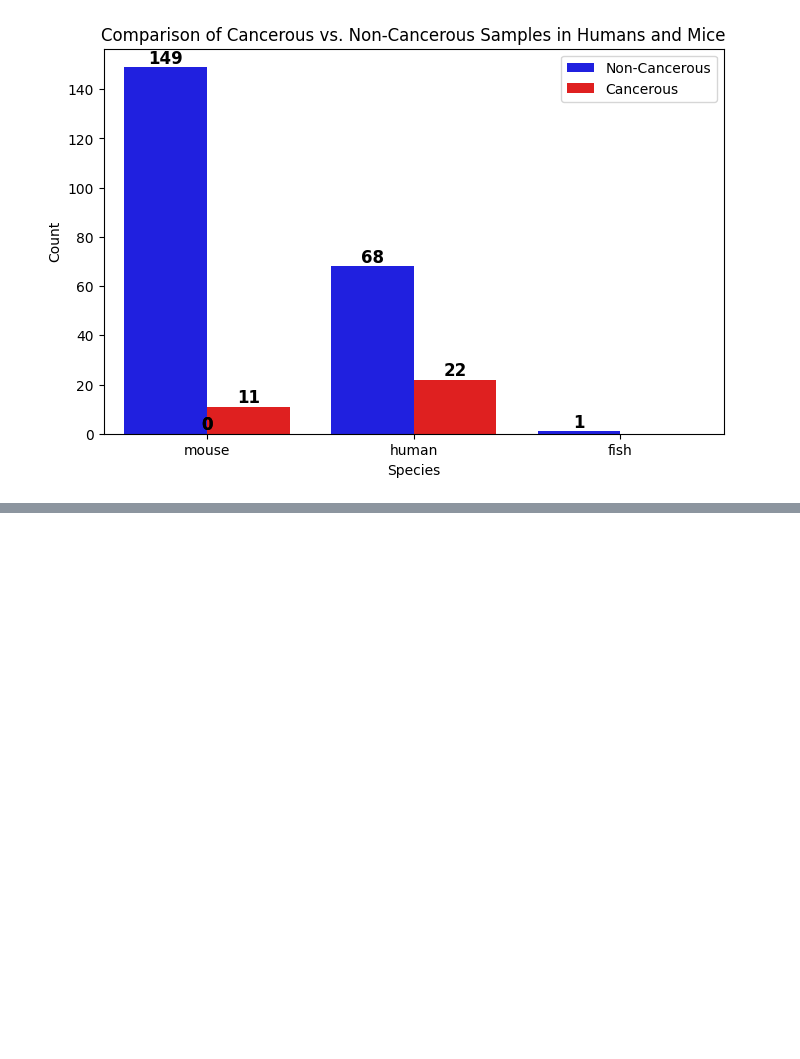
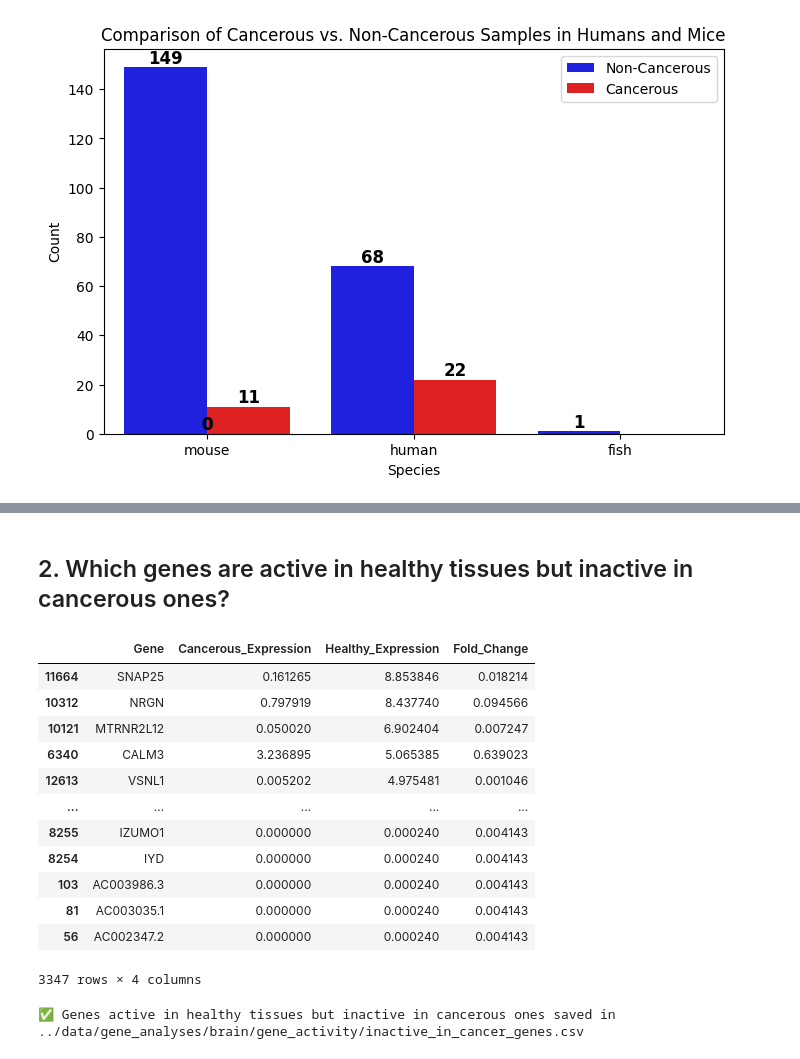
Before and after one commit to amrorabea/TissueInsight, a Jupyter notebook: notebooks/GeneVisualization.ipynb, the cells around one changed output, grey strips where cells are left out. Cells and saved outputs as stored; diff of their text form; code cells hidden in the pictures; blank space fills up the shorter version.

```diff
--- a/notebooks/GeneVisualization.ipynb
+++ b/notebooks/GeneVisualization.ipynb
@@ -253,0 +554,34 @@ plt.show()
+# %% [markdown]
+## 2. Which genes are active in healthy tissues but inactive in cancerous ones?
+# %%
+# Load low-change genes file
+low_active_genes = pd.read_csv(f"{output_dir}\low_change_genes.csv")
+
+# Filter genes where Fold_Change is NOT 1 (i.e., genes that changed)
+inactive_in_cancer = low_active_genes[low_active_genes["Fold_Change"] != 1]
+
+# Sort by Healthy Expression (descending order)
+sorted_inactive_in_cancer = inactive_in_cancer.sort_values(by="Healthy_Expression", ascending=False)
+
+# Save filtered genes
+sorted_inactive_in_cancer.to_csv(f"{output_dir}\inactive_in_cancer_genes.csv", index=False)
+
+# Display the sorted list
+display(sorted_inactive_in_cancer)
+
+print(f"✅ Genes active in healthy tissues but inactive in cancerous ones saved in {output_dir}\inactive_in_cancer_genes.csv")
+# %% [output]
+|  | Gene | Cancerous_Expression | Healthy_Expression | Fold_Change |
+| 11664 | SNAP25 | 0.161265 | 8.853846 | 0.018214 |
+| 10312 | NRGN | 0.797919 | 8.437740 | 0.094566 |
+| 10121 | MTRNR2L12 | 0.050020 | 6.902404 | 0.007247 |
+| 6340 | CALM3 | 3.236895 | 5.065385 | 0.639023 |
+| 12613 | VSNL1 | 0.005202 | 4.975481 | 0.001046 |
+| ... | ... | ... | ... | ... |
+| 8255 | IZUMO1 | 0.000000 | 0.000240 | 0.004143 |
+| 8254 | IYD | 0.000000 | 0.000240 | 0.004143 |
+| 103 | AC003986.3 | 0.000000 | 0.000240 | 0.004143 |
+| 81 | AC003035.1 | 0.000000 | 0.000240 | 0.004143 |
+| 56 | AC002347.2 | 0.000000 | 0.000240 | 0.004143 |
+3347 rows × 4 columns
+✅ Genes active in healthy tissues but inactive in cancerous ones saved in ../data/gene_analyses/brain/gene_activity/inactive_in_cancer_genes.csv
```
Also changed, not shown: parts of 27 cells of this notebook.
